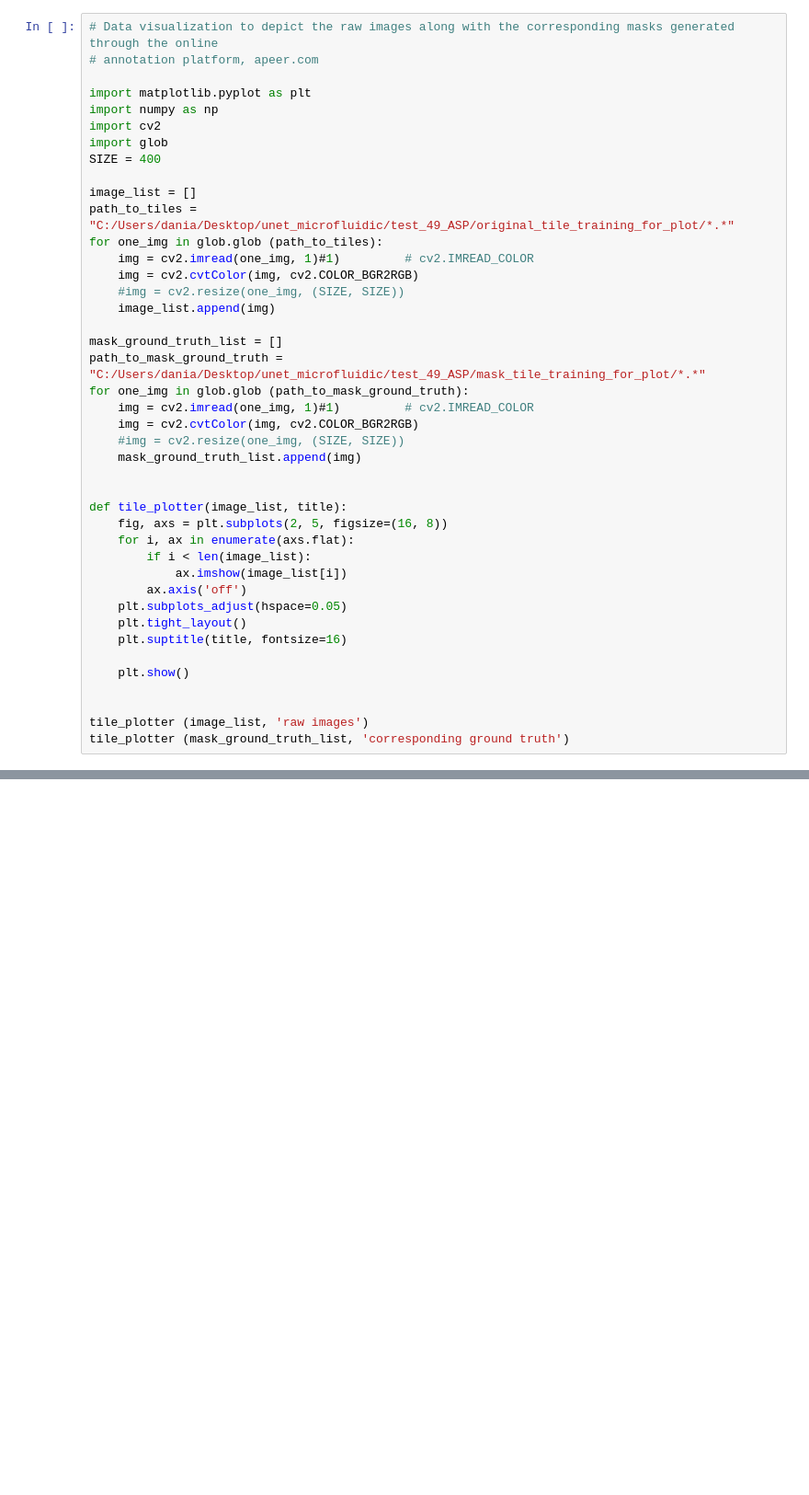
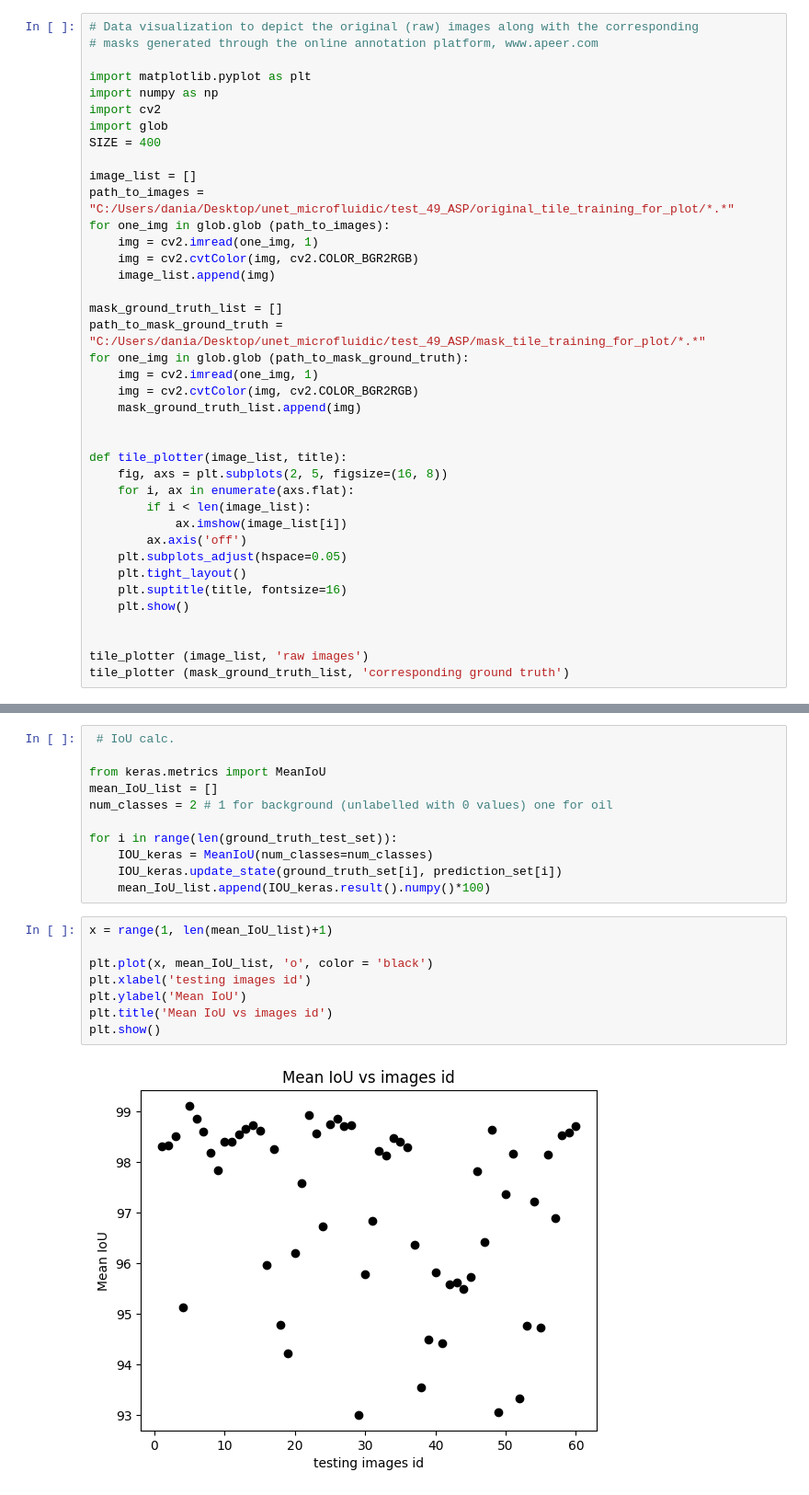
Before and after one commit to DanialArab/Deep-Learning-Study-of-Fluid-Flow-in-Porous-Media, a Jupyter notebook: Deep-Learning-UNET.ipynb, the cells around one changed output, grey strips where cells are left out. Shown at 92% size. Drawn from its saved outputs; the diff is of its cells as text; blank space fills up the shorter version.

```diff
--- a/Deep-Learning-UNET.ipynb
+++ b/Deep-Learning-UNET.ipynb
@@ -10,8 +9,8 @@ print("Num GPUs Available: ", len(tf.config.list_physical_devices('GPU')))
 # %% [output]
 Num GPUs Available:  1
 # %%
-# Data visualization to depict the raw images along with the corresponding masks generated through the online
-# annotation platform, apeer.com
+# Data visualization to depict the original (raw) images along with the corresponding
+# masks generated through the online annotation platform, www.apeer.com
 
 import matplotlib.pyplot as plt
 import numpy as np
@@ -20,19 +19,17 @@ import glob
 SIZE = 400
 
 image_list = []
-path_to_tiles = "C:/Users/dania/Desktop/unet_microfluidic/test_49_ASP/original_tile_training_for_plot/*.*"
-for one_img in glob.glob (path_to_tiles):
-    img = cv2.imread(one_img, 1)#1)         # cv2.IMREAD_COLOR
+path_to_images = "C:/Users/dania/Desktop/unet_microfluidic/test_49_ASP/original_tile_training_for_plot/*.*"
+for one_img in glob.glob (path_to_images):
+    img = cv2.imread(one_img, 1)
     img = cv2.cvtColor(img, cv2.COLOR_BGR2RGB)
-    #img = cv2.resize(one_img, (SIZE, SIZE))
     image_list.append(img)
 
 mask_ground_truth_list = []
 path_to_mask_ground_truth = "C:/Users/dania/Desktop/unet_microfluidic/test_49_ASP/mask_tile_training_for_plot/*.*"
 for one_img in glob.glob (path_to_mask_ground_truth):
-    img = cv2.imread(one_img, 1)#1)         # cv2.IMREAD_COLOR
+    img = cv2.imread(one_img, 1)
     img = cv2.cvtColor(img, cv2.COLOR_BGR2RGB)
-    #img = cv2.resize(one_img, (SIZE, SIZE))
     mask_ground_truth_list.append(img)
 
 
@@ -45,7 +42,6 @@ def tile_plotter(image_list, title):
     plt.subplots_adjust(hspace=0.05)
     plt.tight_layout()
     plt.suptitle(title, fontsize=16)
-
     plt.show()
 
 
@@ -189,0 +251,21 @@ Epoch 50/50
+# %%
+ # IoU calc.
+
+from keras.metrics import MeanIoU
+mean_IoU_list = []
+num_classes = 2 # 1 for background (unlabelled with 0 values) one for oil
+
+for i in range(len(ground_truth_test_set)):
+    IOU_keras = MeanIoU(num_classes=num_classes)
+    IOU_keras.update_state(ground_truth_set[i], prediction_set[i])
+    mean_IoU_list.append(IOU_keras.result().numpy()*100)
+# %%
+x = range(1, len(mean_IoU_list)+1)
+
+plt.plot(x, mean_IoU_list, 'o', color = 'black')
+plt.xlabel('testing images id')
+plt.ylabel('Mean IoU')
+plt.title('Mean IoU vs images id')
+plt.show()
+# %% [output]
+[figure, added]
```
Also changed, not shown: parts of 9 cells of this notebook.
